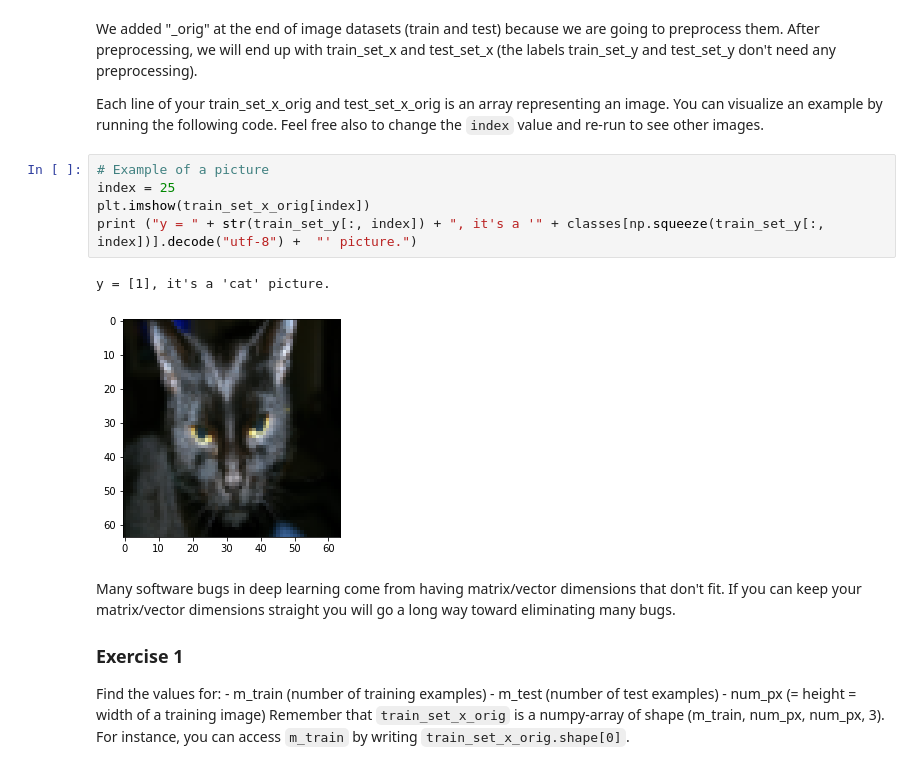
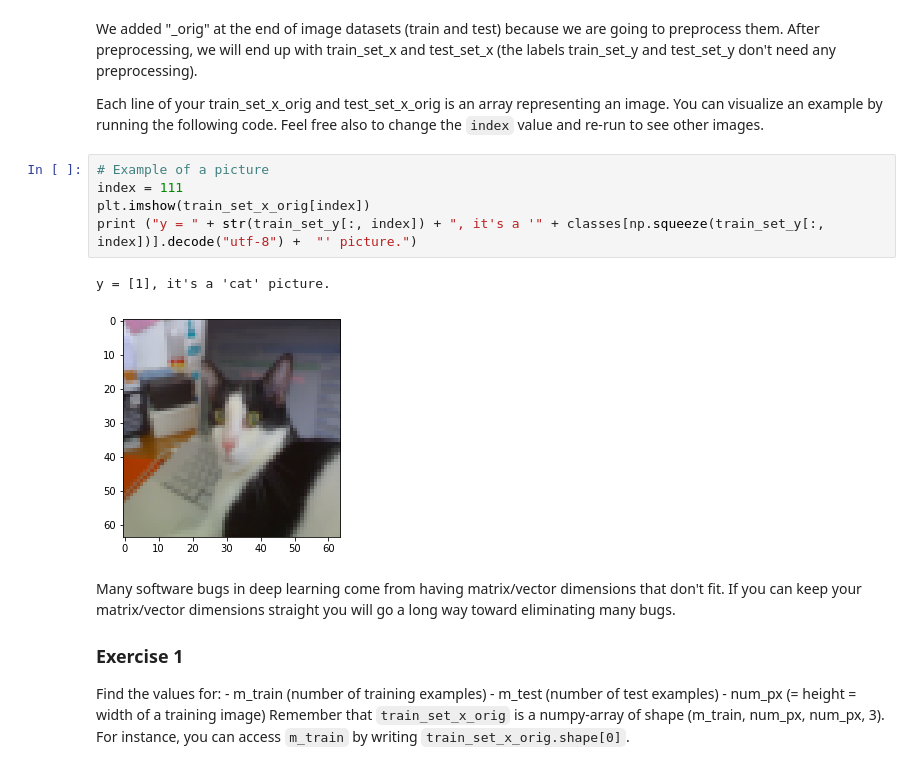
Before and after one commit to Fraol-Gmichael/Deep-Learning-Specialization-Coursera, a Jupyter notebook: Course 1/W2A2/Logistic_Regression_with_a_Neural_Network_mindset.ipynb, the cells around one changed output. Cells and saved outputs as stored; diff of their text form.

```diff
--- a/Course 1/W2A2/Logistic_Regression_with_a_Neural_Network_mindset.ipynb
+++ b/Course 1/W2A2/Logistic_Regression_with_a_Neural_Network_mindset.ipynb
@@ -78,12 +78,12 @@ We added "_orig" at the end of image datasets (train and test) because we are go
 Each line of your train_set_x_orig and test_set_x_orig is an array representing an image. You can visualize an example by running the following code. Feel free also to change the `index` value and re-run to see other images.
 # %%
 # Example of a picture
-index = 25
+index = 111
 plt.imshow(train_set_x_orig[index])
 print ("y = " + str(train_set_y[:, index]) + ", it's a '" + classes[np.squeeze(train_set_y[:, index])].decode("utf-8") +  "' picture.")
 # %% [output]
 y = [1], it's a 'cat' picture.
-[figure, old version]
+[figure, new version]
 # %% [markdown]
 Many software bugs in deep learning come from having matrix/vector dimensions that don't fit. If you can keep your matrix/vector dimensions straight you will go a long way toward eliminating many bugs.
 
```
Also changed, not shown: 13 other files.
